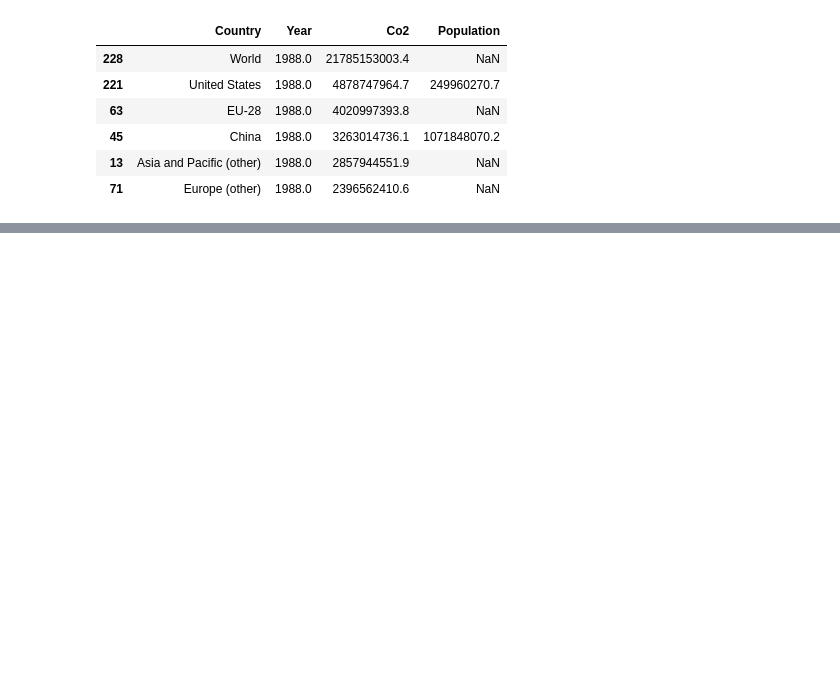
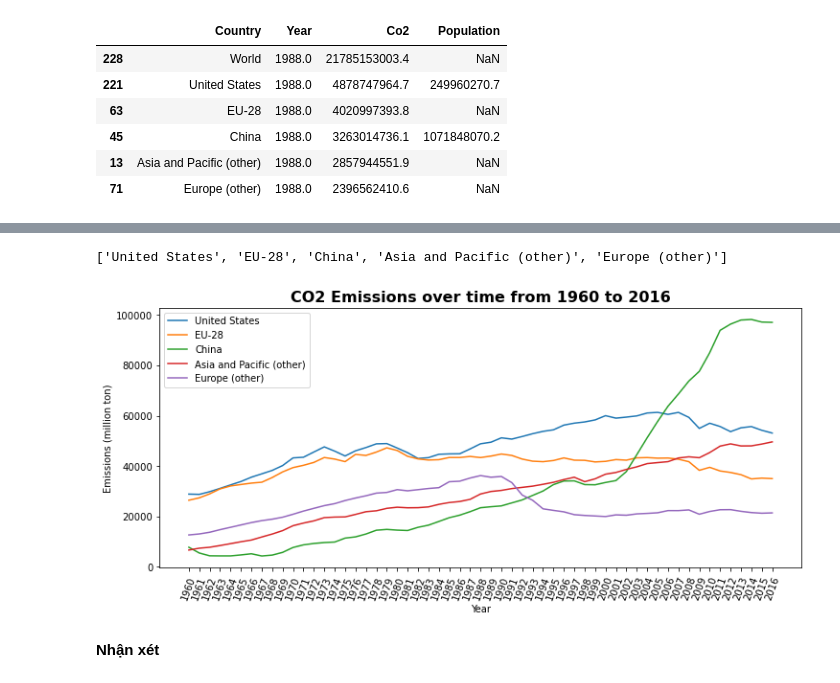
Before and after one commit to MinhTho-162/FinalProject-P4DS, a Jupyter notebook: Minh_Tho_main.ipynb, the cells around one changed output, grey strips where cells are left out. Drawn from its saved outputs; the diff is of its cells as text; code cells hidden in the pictures; blank space fills up the shorter version.

```diff
--- a/Minh_Tho_main.ipynb
+++ b/Minh_Tho_main.ipynb
@@ -294,0 +318,36 @@ df[df['Country']=='Vietnam'].sample(2)
+# %%
+# size
+plt.figure(figsize=(12,5))
+
+# helper variables
+years = [i for i in range(1960,2016+1)]
+countries = df_top["Country"].tolist()[1:6]
+print(countries)
+
+# title
+plt.title("CO2 Emissions over time from 1960 to 2016", fontdict={"fontweight":"bold", "fontsize":16})
+
+# data
+for country in countries:
+    # filter for years and country
+    filt = ((df["Year"] >= 1960) & (df["Country"] == country))
+    # print(df.loc[filt, ["Year", "Annual CO2 Emissions"]])
+    plt.plot(years, [l/100000 for l in df.loc[filt]["Co2"].tolist()], "-", label=country)
+
+# ticks
+plt.xticks(years, rotation=70)
+
+# axis labels
+plt.xlabel("Year")
+plt.ylabel("Emissions (million ton)")
+
+# legend
+plt.legend()
+
+# show
+plt.show()
+# %% [output]
+['United States', 'EU-28', 'China', 'Asia and Pacific (other)', 'Europe (other)']
+[figure, added]
+# %% [markdown]
+**Nhận xét**
```
Also changed, not shown: parts of 6 cells of this notebook.
